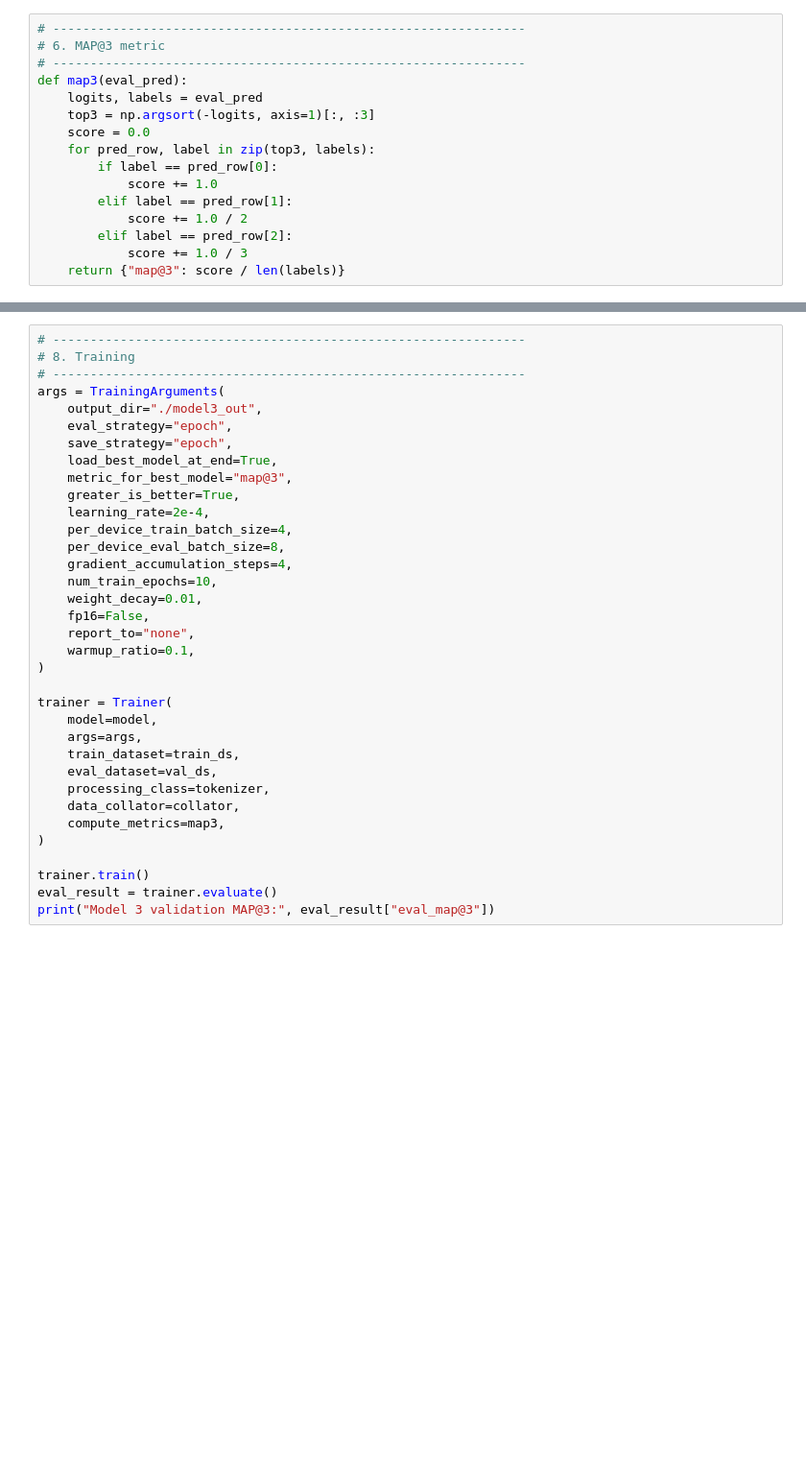
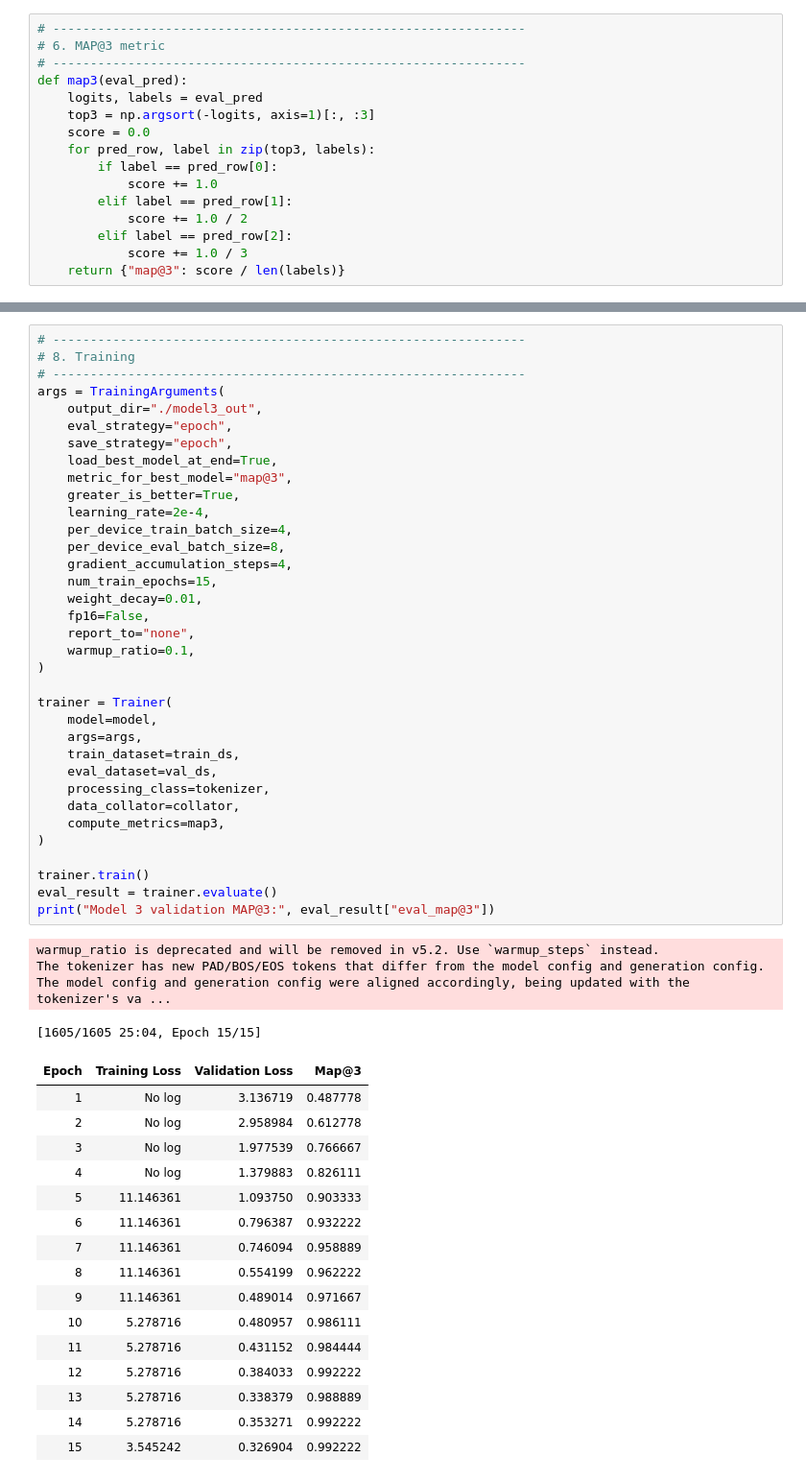
Before and after one commit to Atharv210203/smart-mcq-solver, a Jupyter notebook: 23f1002260-notebook-t12026.ipynb, the cells around one changed output, grey strips where cells are left out. Shown at 96% size. Cells and saved outputs as stored; diff of their text form; blank space fills up the shorter version.

```diff
--- a/23f1002260-notebook-t12026.ipynb
+++ b/23f1002260-notebook-t12026.ipynb
@@ -910,31 +900,51 @@ model.print_trainable_parameters()
 args = TrainingArguments(
     output_dir="./model3_out",
     eval_strategy="epoch",
     save_strategy="epoch",
     load_best_model_at_end=True,
     metric_for_best_model="map@3",
     greater_is_better=True,
     learning_rate=2e-4,
     per_device_train_batch_size=4,
     per_device_eval_batch_size=8,
     gradient_accumulation_steps=4,
-    num_train_epochs=10,
+    num_train_epochs=15,
     weight_decay=0.01,
     fp16=False,
     report_to="none",
     warmup_ratio=0.1,
 )
 
 trainer = Trainer(
     model=model,
     args=args,
     train_dataset=train_ds,
     eval_dataset=val_ds,
     processing_class=tokenizer,
     data_collator=collator,
     compute_metrics=map3,
 )
 
 trainer.train()
 eval_result = trainer.evaluate()
 print("Model 3 validation MAP@3:", eval_result["eval_map@3"])
+# %% [output]
+warmup_ratio is deprecated and will be removed in v5.2. Use `warmup_steps` instead.
+The tokenizer has new PAD/BOS/EOS tokens that differ from the model config and generation config. The model config and generation config were aligned accordingly, being updated with the tokenizer's va ...
+[1605/1605 25:04, Epoch 15/15]
+| Epoch | Training Loss | Validation Loss | Map@3 |
+| 1 | No log | 3.136719 | 0.487778 |
+| 2 | No log | 2.958984 | 0.612778 |
+| 3 | No log | 1.977539 | 0.766667 |
+| 4 | No log | 1.379883 | 0.826111 |
+| 5 | 11.146361 | 1.093750 | 0.903333 |
+| 6 | 11.146361 | 0.796387 | 0.932222 |
+| 7 | 11.146361 | 0.746094 | 0.958889 |
+| 8 | 11.146361 | 0.554199 | 0.962222 |
+| 9 | 11.146361 | 0.489014 | 0.971667 |
+| 10 | 5.278716 | 0.480957 | 0.986111 |
+| 11 | 5.278716 | 0.431152 | 0.984444 |
+| 12 | 5.278716 | 0.384033 | 0.992222 |
+| 13 | 5.278716 | 0.338379 | 0.988889 |
+| 14 | 5.278716 | 0.353271 | 0.992222 |
+| 15 | 3.545242 | 0.326904 | 0.992222 |
```
Also changed, not shown: parts of 8 cells of this notebook.
